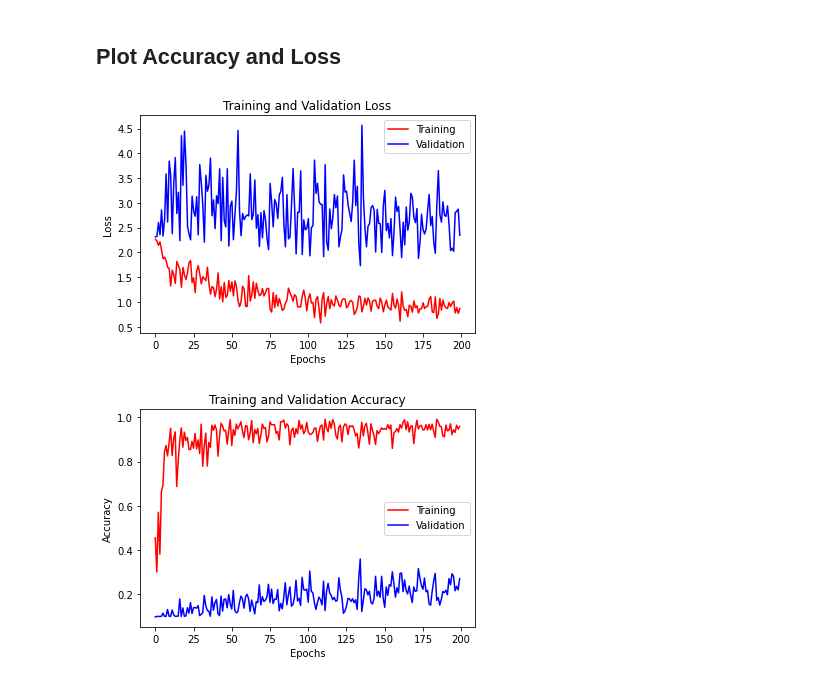
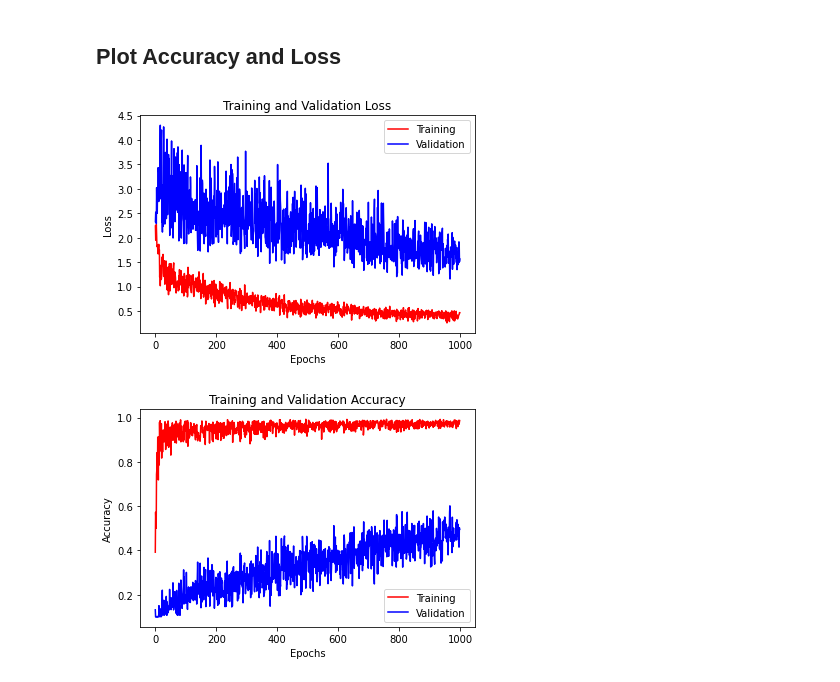
Before and after one commit to thebouda/AMLProject, a Jupyter notebook: federatedv2.ipynb, the cells around one changed output. Cells and saved outputs as stored; diff of their text form; code cells hidden in the pictures.

Commit message:
feat: federated_LR[0.002]_R[1000]_K[100]_C[0.1]_E[1]_A[0.05]_BATCHNORM[False]_GROUPNORM[False,2,2]

```diff
--- a/federatedv2.ipynb
+++ b/federatedv2.ipynb
@@ -19,7 +19,7 @@ DEVICE = 'cuda' if torch.cuda.is_available() else 'cpu'
 # Model Training Parameters
 LEARNING_RATE = 2e-3  # LR
 BATCH_SIZE = 32
-ROUNDS = 200  # R
+ROUNDS = 1000  # R
 LOCAL_EPOCHS = 1  # E
 NUM_CLIENTS = 100  # K: number of total clients
 C = 0.1 # percentage of clients selected at each round
@@ -371,7 +371,7 @@ Round: 199      Average Train loss: 0.8679      Valid loss: 2.3461      Average
 # %% [markdown]
 ## Plot Accuracy and Loss
 # %%
-SAVE_PLOTS = False
+SAVE_PLOTS = True
 if SAVE_PLOTS:
     matplotlib.use("Agg")
 
@@ -386,35 +386,35 @@ plt.xlabel("Epochs")
 if SAVE_PLOTS:
     if DIRICHLET:
         plt.savefig("plots/federated_LR[{}]_R[{}]_K[{}]_C[{}]_E[{}]_A[{}]_BATCHNORM[{}]_GROUPNORM[{},{},{}]_loss.png".format(
             LEARNING_RATE, ROUNDS, NUM_CLIENTS, C, LOCAL_EPOCHS, ALPHA, BATCH_NORM, GROUP_NORM, groupNormParams['groupNL1'], groupNormParams['groupNL2']))
     else:
         plt.savefig("plots/federated_LR[{}]_R[{}]_K[{}]_C[{}]_E[{}]_D[{}]_BATCHNORM[{}]_GROUPNORM[{},{},{}]_loss.png".format(
             LEARNING_RATE, ROUNDS, NUM_CLIENTS, C, LOCAL_EPOCHS, delta, BATCH_NORM, GROUP_NORM, groupNormParams['groupNL1'], groupNormParams['groupNL2']))
 else:
     plt.show()
 
 # Plot Accuracy
 plt.figure()
 plt.title("Training and Validation Accuracy")
 plt.plot(range(len(train_accuracies)),
          train_accuracies, color="r", label="Training")
 plt.plot(range(len(valid_accuracies)), valid_accuracies,
          color="b", label="Validation")
 plt.legend(loc="best")
 plt.ylabel("Accuracy")
 plt.xlabel("Epochs")
 if SAVE_PLOTS:
     if DIRICHLET:
         plt.savefig("plots/federated_LR[{}]_R[{}]_K[{}]_C[{}]_E[{}]_A[{}]_BATCHNORM[{}]_GROUPNORM[{},{},{}]_accuracy.png".format(
             LEARNING_RATE, ROUNDS, NUM_CLIENTS, C, LOCAL_EPOCHS, ALPHA, BATCH_NORM, GROUP_NORM, groupNormParams['groupNL1'], groupNormParams['groupNL2']))
     else:
         plt.savefig("plots/federated_LR[{}]_R[{}]_K[{}]_C[{}]_E[{}]_D[{}]_BATCHNORM[{}]_GROUPNORM[{},{},{}]_accuracy.png".format(
             LEARNING_RATE, ROUNDS, NUM_CLIENTS, C, LOCAL_EPOCHS, delta, BATCH_NORM, GROUP_NORM, groupNormParams['groupNL1'], groupNormParams['groupNL2']))
 else:
     plt.show()
 # %% [output]
-[figure, old version]
+[figure, new version]
-[figure, old version]
+[figure, new version]
 # %%
 #with open("FedAvgR{}E{}A{}C{}.txt".format(ROUNDS,LOCAL_EPOCHS,ALPHA,C), "w") as f:
     #for res in valid_accuracies:
```
Also changed, not shown: parts of 1 cell of this notebook, 2 other files.
